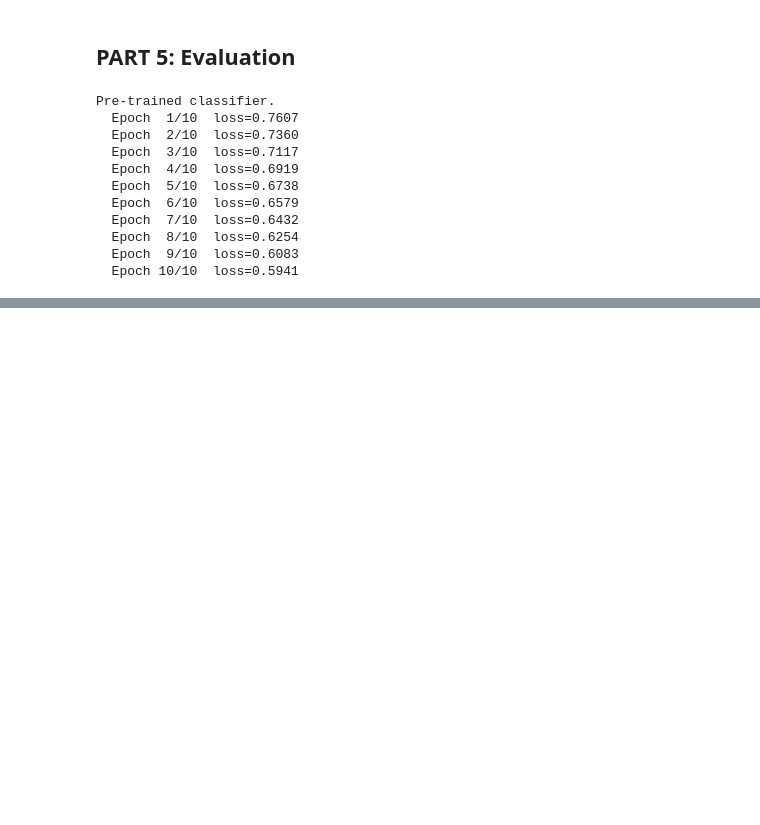
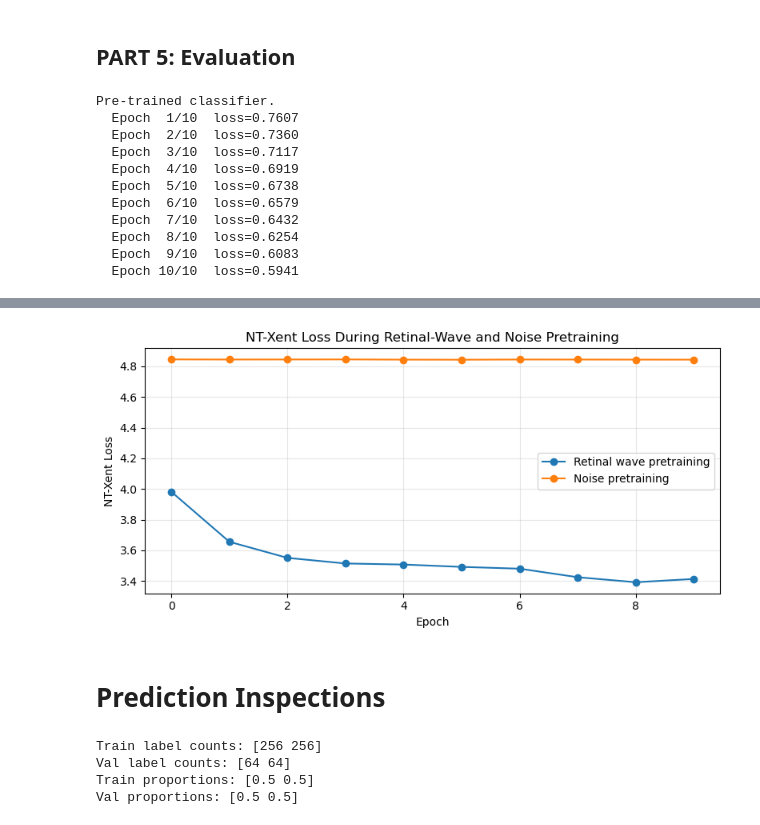
Before and after one commit to mirajiang/neuro-1401-final-project, a Jupyter notebook: project.ipynb, the cells around one changed output, grey strips where cells are left out. Drawn from its saved outputs; the diff is of its cells as text; code cells hidden in the pictures; blank space fills up the shorter version.

```diff
--- a/project.ipynb
+++ b/project.ipynb
@@ -457,0 +813,31 @@ Pre-trained classifier.
+# %%
+# compare pretraining losses
+
+plt.figure(figsize=(8, 4))
+plt.plot(wave_pretrain_losses, marker="o", label="Retinal wave pretraining")
+plt.plot(noise_pretrain_losses, marker="o", label="Noise pretraining")
+plt.xlabel("Epoch")
+plt.ylabel("NT-Xent Loss")
+plt.title("NT-Xent Loss During Retinal-Wave and Noise Pretraining")
+plt.legend()
+plt.grid(True, alpha=0.3)
+plt.tight_layout()
+plt.show()
+# %% [output]
+[figure, added]
+# %% [markdown]
+# Prediction Inspections
+# %%
+train_scene = BalancedSceneDataset(size=512)
+val_scene = BalancedSceneDataset(size=128)
+
+print("Train label counts:", np.bincount(train_scene.type))
+print("Val label counts:", np.bincount(val_scene.type))
+
+print("Train proportions:", np.bincount(train_scene.type) / len(train_scene))
+print("Val proportions:", np.bincount(val_scene.type) / len(val_scene))
+# %% [output]
+Train label counts: [256 256]
+Val label counts: [64 64]
+Train proportions: [0.5 0.5]
+Val proportions: [0.5 0.5]
```
Also changed, not shown: parts of 27 cells of this notebook.
